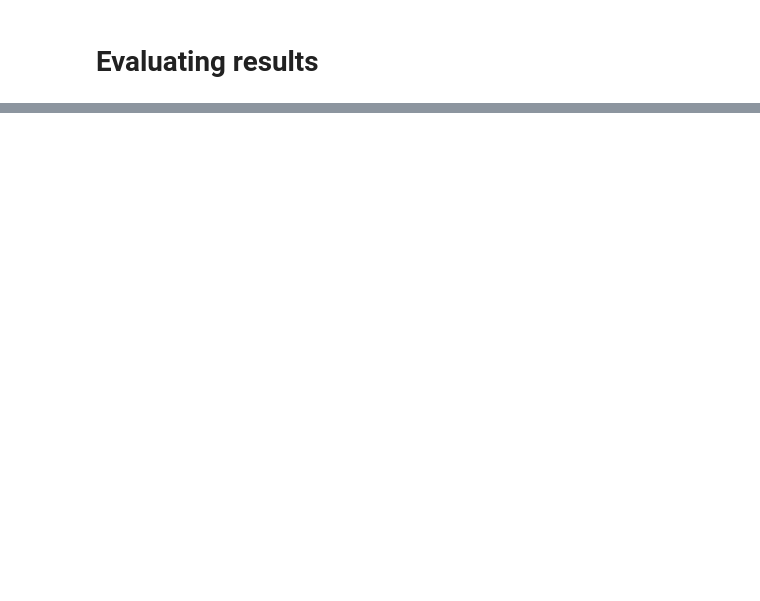
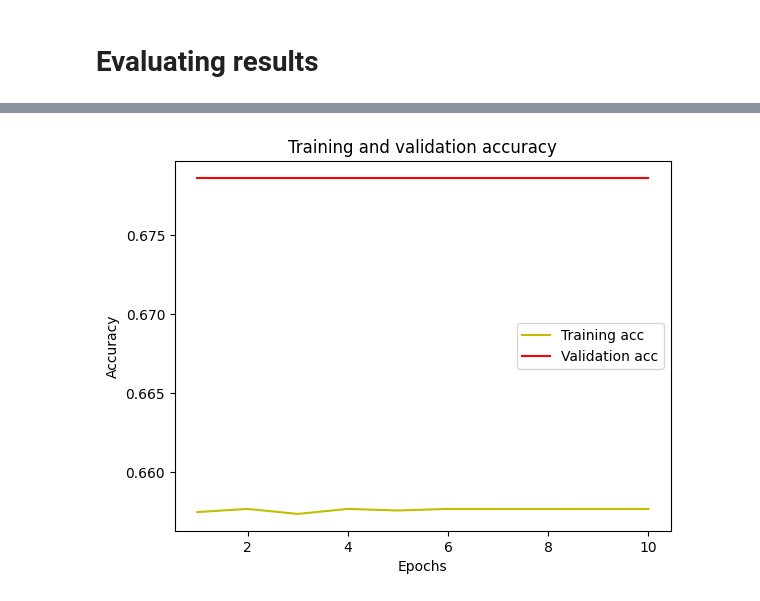
Before and after one commit to o-bissing/blood_cell_segmentation, a Jupyter notebook: Image_segmentation_U_NET.ipynb, the cells around one changed output, grey strips where cells are left out. Cells and saved outputs as stored; diff of their text form; code cells hidden in the pictures; blank space fills up the shorter version.

```diff
--- a/Image_segmentation_U_NET.ipynb
+++ b/Image_segmentation_U_NET.ipynb
@@ -43,6 +43,7 @@ image_dataset = []
 mask_dataset = []
 # %%
 images = os.listdir(image_directory)
+images.sort()
 for i, image_name in enumerate(images):    #Remember enumerate method adds a counter and returns the enumerate object
     if (image_name.split('.')[1] == 'png' or image_name.split('.')[1] == 'jpg'):
         #print(image_directory+image_name)
@@ -56,6 +57,7 @@ len(image_dataset)
 1169
 # %%
 masks = os.listdir(mask_directory)
+masks.sort()
 for i, image_name in enumerate(masks):
     if (image_name.split('.')[1] == 'png'):
         image = cv2.imread(mask_directory+image_name, 0)
@@ -249,16 +260,18 @@ plt.show()
 # %%
-acc = history.history['acc']
-#acc = history.history['accuracy']
-val_acc = history.history['val_acc']
-#val_acc = history.history['val_accuracy']
+#acc = history.history['acc']
+acc = history.history['accuracy']
+#val_acc = history.history['val_acc']
+val_acc = history.history['val_accuracy']
 
 plt.plot(epochs, acc, 'y', label='Training acc')
 plt.plot(epochs, val_acc, 'r', label='Validation acc')
 plt.title('Training and validation accuracy')
 plt.xlabel('Epochs')
 plt.ylabel('Accuracy')
 plt.legend()
 plt.show()
+# %% [output]
+[figure, added]
 # %%
 #IOU
 y_pred=model.predict(X_test)
```
Also changed, not shown: parts of 7 cells of this notebook.
